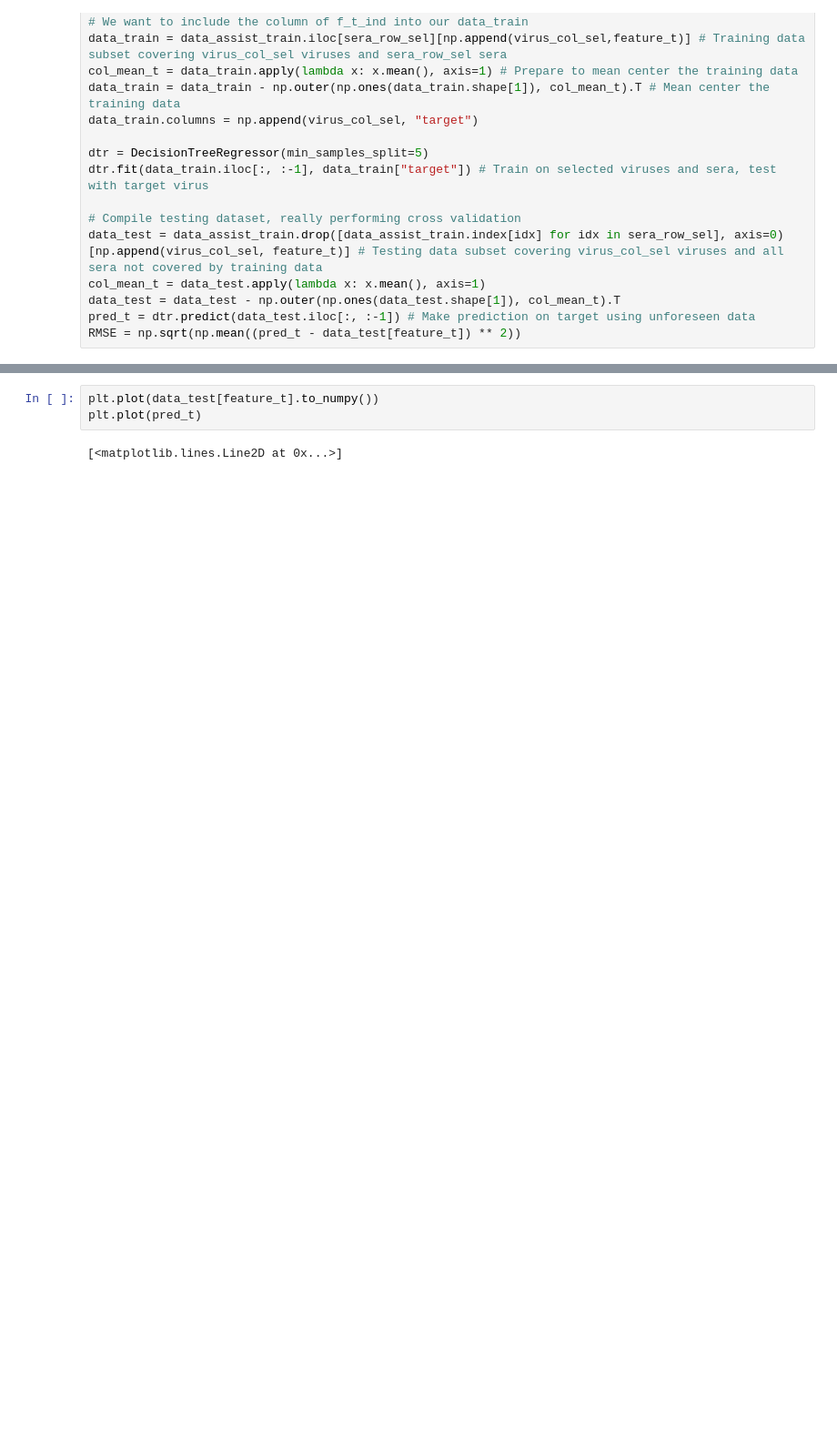
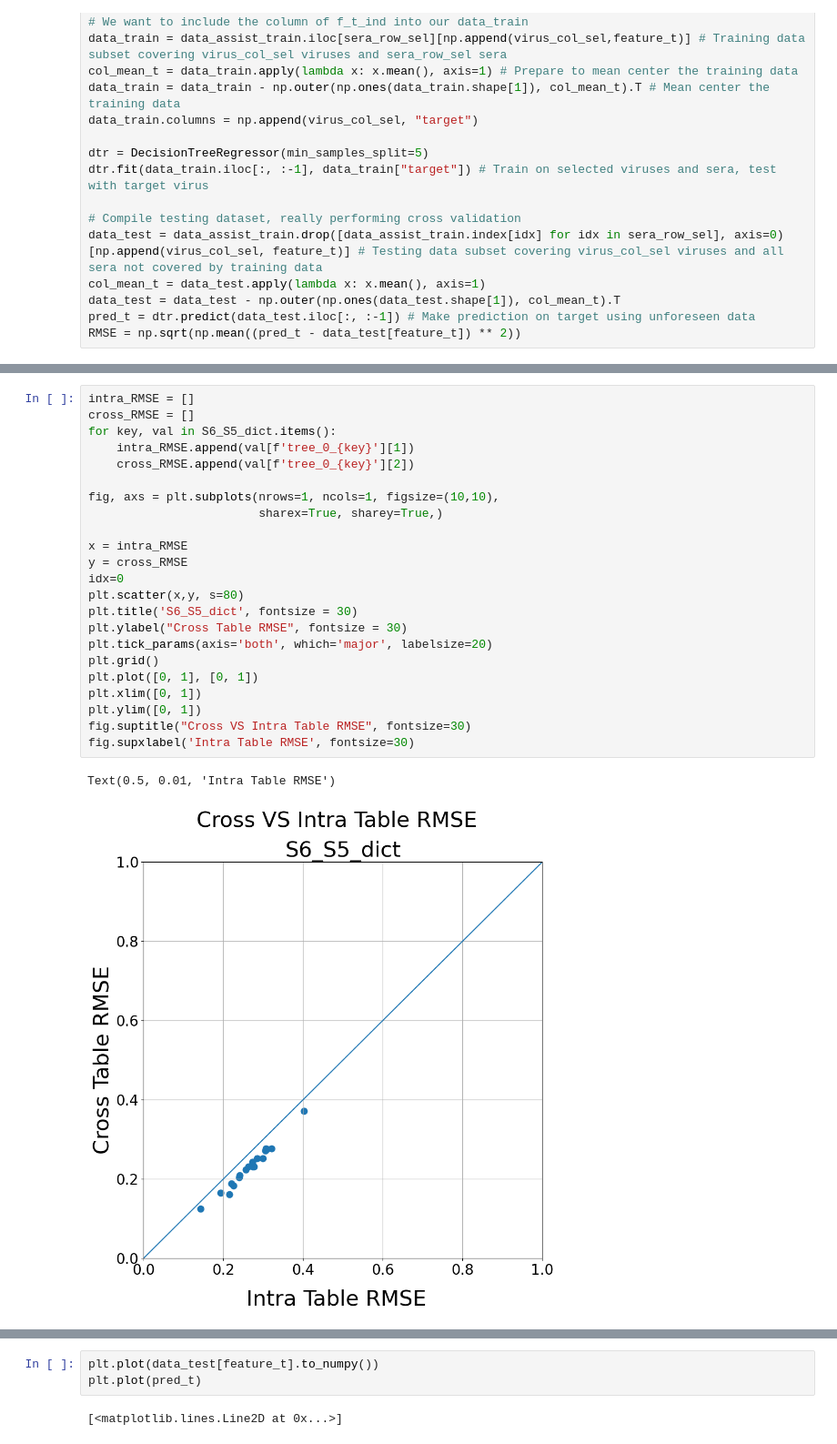
Before and after one commit to nick33333/einav_lab_work, a Jupyter notebook: Nicks_stuff/main_func_nb.ipynb, the cells around one changed output, grey strips where cells are left out. Shown: that part at 91% size. Drawn from its saved outputs; the diff is of its cells as text; blank space fills up the shorter version.

```diff
--- a/Nicks_stuff/main_func_nb.ipynb
+++ b/Nicks_stuff/main_func_nb.ipynb
@@ -636,0 +702,26 @@ S13_to_S14_RMSE: 0.2071473515596946
+# %%
+intra_RMSE = []
+cross_RMSE = []
+for key, val in S6_S5_dict.items():
+    intra_RMSE.append(val[f'tree_0_{key}'][1])
+    cross_RMSE.append(val[f'tree_0_{key}'][2])
+
+fig, axs = plt.subplots(nrows=1, ncols=1, figsize=(10,10),
+                        sharex=True, sharey=True,)
+
+x = intra_RMSE
+y = cross_RMSE
+idx=0
+plt.scatter(x,y, s=80)
+plt.title('S6_S5_dict', fontsize = 30)
+plt.ylabel("Cross Table RMSE", fontsize = 30)
+plt.tick_params(axis='both', which='major', labelsize=20)
+plt.grid()
+plt.plot([0, 1], [0, 1])
+plt.xlim([0, 1])
+plt.ylim([0, 1])
+fig.suptitle("Cross VS Intra Table RMSE", fontsize=30)
+fig.supxlabel('Intra Table RMSE', fontsize=30)
+# %% [output]
+Text(0.5, 0.01, 'Intra Table RMSE')
+[figure, added]
```
Also changed, not shown: parts of 15 cells of this notebook.
